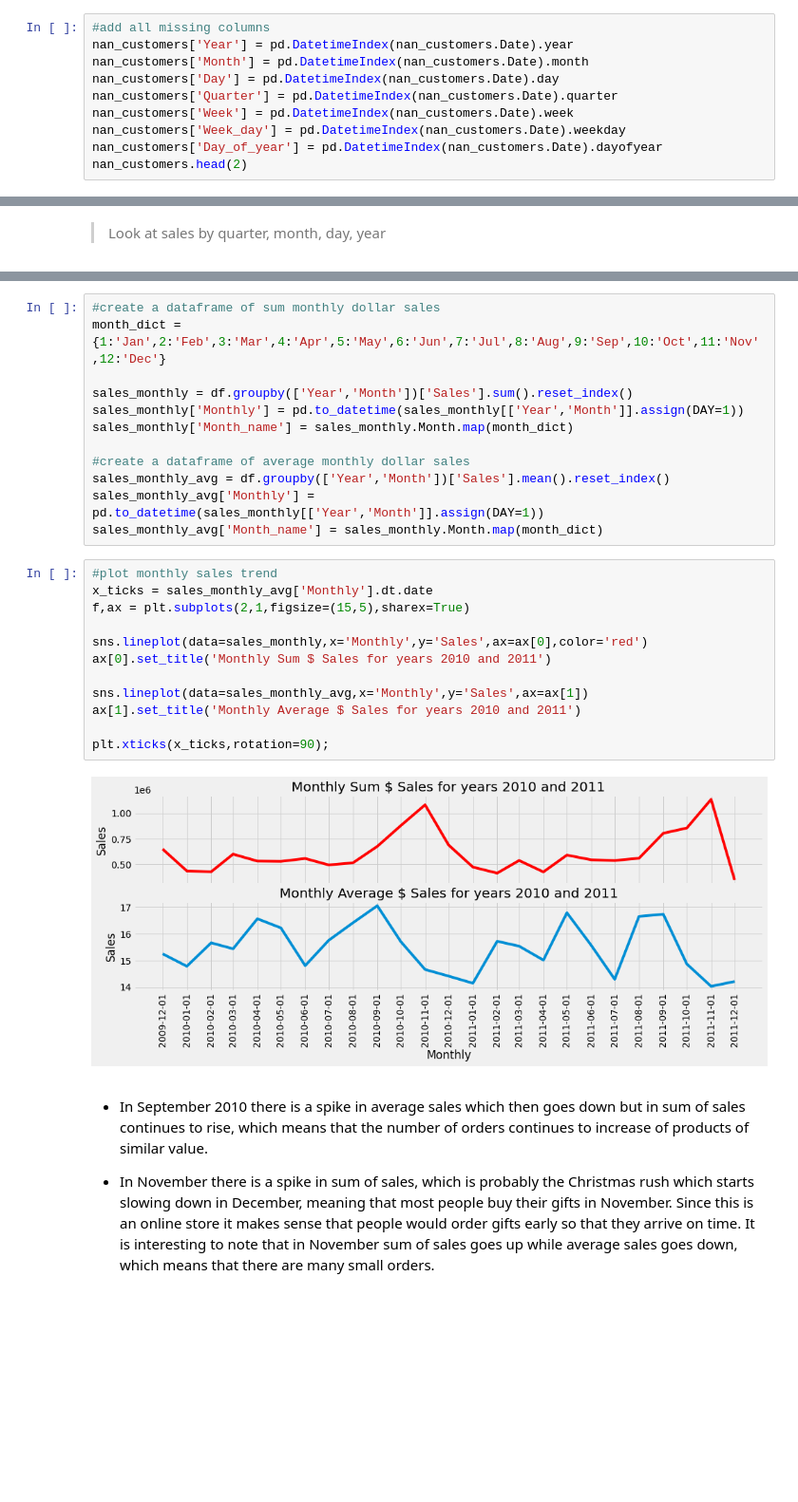
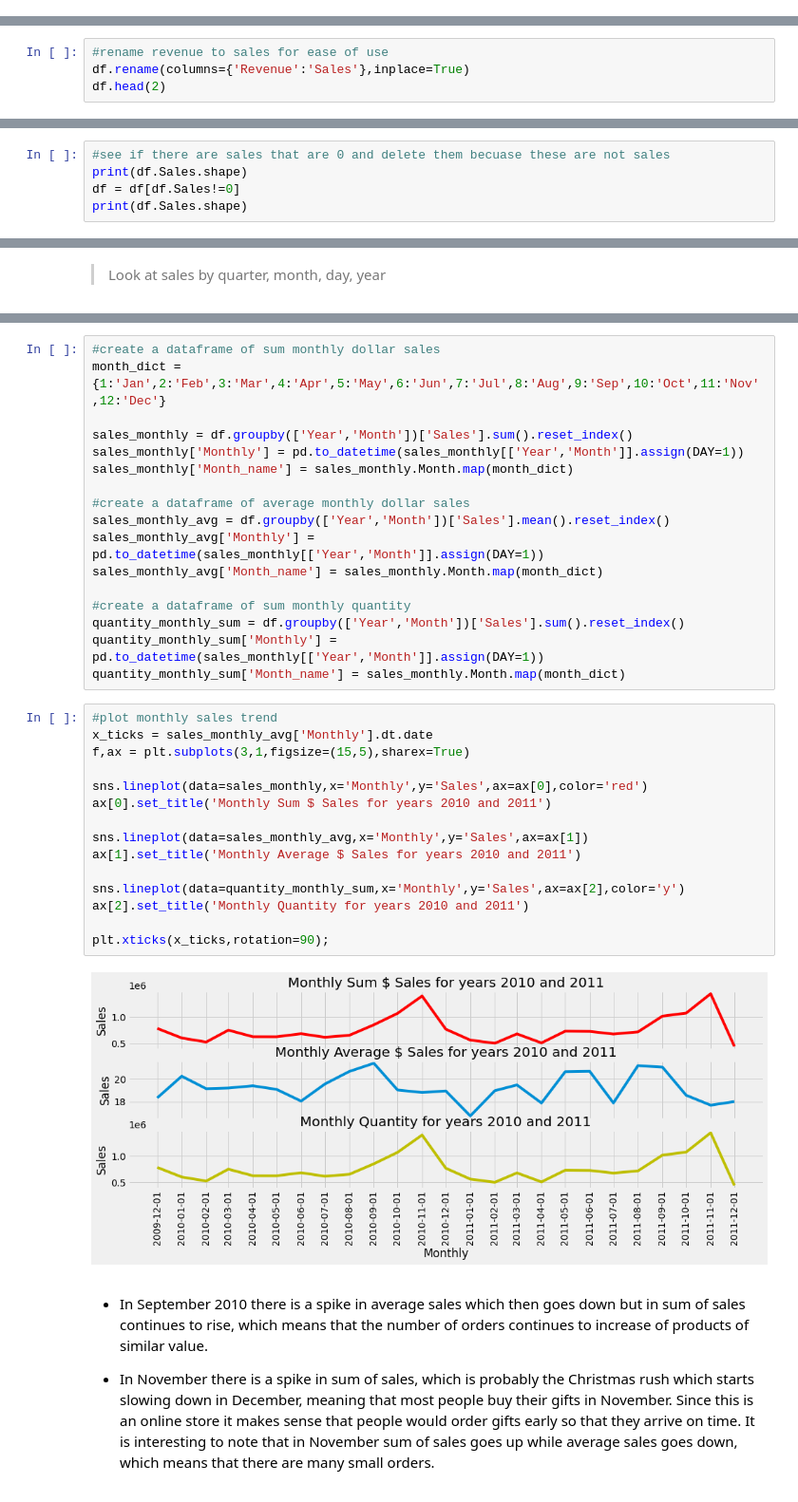
Before and after one commit to rime11/springboard, a Jupyter notebook: capstone_3/data modeling/data_modeling.ipynb, the cells around one changed output, grey strips where cells are left out. Shown at 95% size. Saved outputs shown, nothing was run; the diff lists cells and outputs as text; blank space fills up the shorter version.

```diff
--- a/capstone_3/data modeling/data_modeling.ipynb
+++ b/capstone_3/data modeling/data_modeling.ipynb
@@ -135,10 +119,0 @@ Guest customers account for: 16.22% of all sales
-# %%
-#add all missing columns
-nan_customers['Year'] = pd.DatetimeIndex(nan_customers.Date).year
-nan_customers['Month'] = pd.DatetimeIndex(nan_customers.Date).month
-nan_customers['Day'] = pd.DatetimeIndex(nan_customers.Date).day
-nan_customers['Quarter'] = pd.DatetimeIndex(nan_customers.Date).quarter
-nan_customers['Week'] = pd.DatetimeIndex(nan_customers.Date).week
-nan_customers['Week_day'] = pd.DatetimeIndex(nan_customers.Date).weekday
-nan_customers['Day_of_year'] = pd.DatetimeIndex(nan_customers.Date).dayofyear
-nan_customers.head(2)
@@ -159,0 +130,4 @@ df.head()
+# %%
+#rename revenue to sales for ease of use
+df.rename(columns={'Revenue':'Sales'},inplace=True)
+df.head(2)
@@ -159,0 +138,5 @@ df.head()
+# %%
+#see if there are sales that are 0 and delete them becuase these are not sales
+print(df.Sales.shape)
+df = df[df.Sales!=0]
+print(df.Sales.shape)
@@ -213,20 +210,28 @@ sales_monthly['Month_name'] = sales_monthly.Month.map(month_dict)
 sales_monthly_avg = df.groupby(['Year','Month'])['Sales'].mean().reset_index()
 sales_monthly_avg['Monthly'] = pd.to_datetime(sales_monthly[['Year','Month']].assign(DAY=1))
 sales_monthly_avg['Month_name'] = sales_monthly.Month.map(month_dict)
+
+#create a dataframe of sum monthly quantity
+quantity_monthly_sum = df.groupby(['Year','Month'])['Sales'].sum().reset_index()
+quantity_monthly_sum['Monthly'] = pd.to_datetime(sales_monthly[['Year','Month']].assign(DAY=1))
+quantity_monthly_sum['Month_name'] = sales_monthly.Month.map(month_dict)
 # %%
 #plot monthly sales trend
 x_ticks = sales_monthly_avg['Monthly'].dt.date
-f,ax = plt.subplots(2,1,figsize=(15,5),sharex=True)
+f,ax = plt.subplots(3,1,figsize=(15,5),sharex=True)
 
 sns.lineplot(data=sales_monthly,x='Monthly',y='Sales',ax=ax[0],color='red')
 ax[0].set_title('Monthly Sum $ Sales for years 2010 and 2011')
 
 sns.lineplot(data=sales_monthly_avg,x='Monthly',y='Sales',ax=ax[1])
 ax[1].set_title('Monthly Average $ Sales for years 2010 and 2011')
 
+sns.lineplot(data=quantity_monthly_sum,x='Monthly',y='Sales',ax=ax[2],color='y')
+ax[2].set_title('Monthly Quantity for years 2010 and 2011')
+
 plt.xticks(x_ticks,rotation=90);
 # %% [output]
-[figure, old version]
+[figure, new version]
 # %% [markdown]
 - In September 2010 there is a spike in average sales which then goes down but in sum of sales continues to rise, which means that the number of orders continues to increase of products of similar value.
 
```
Also changed, not shown: parts of 105 cells of this notebook.
